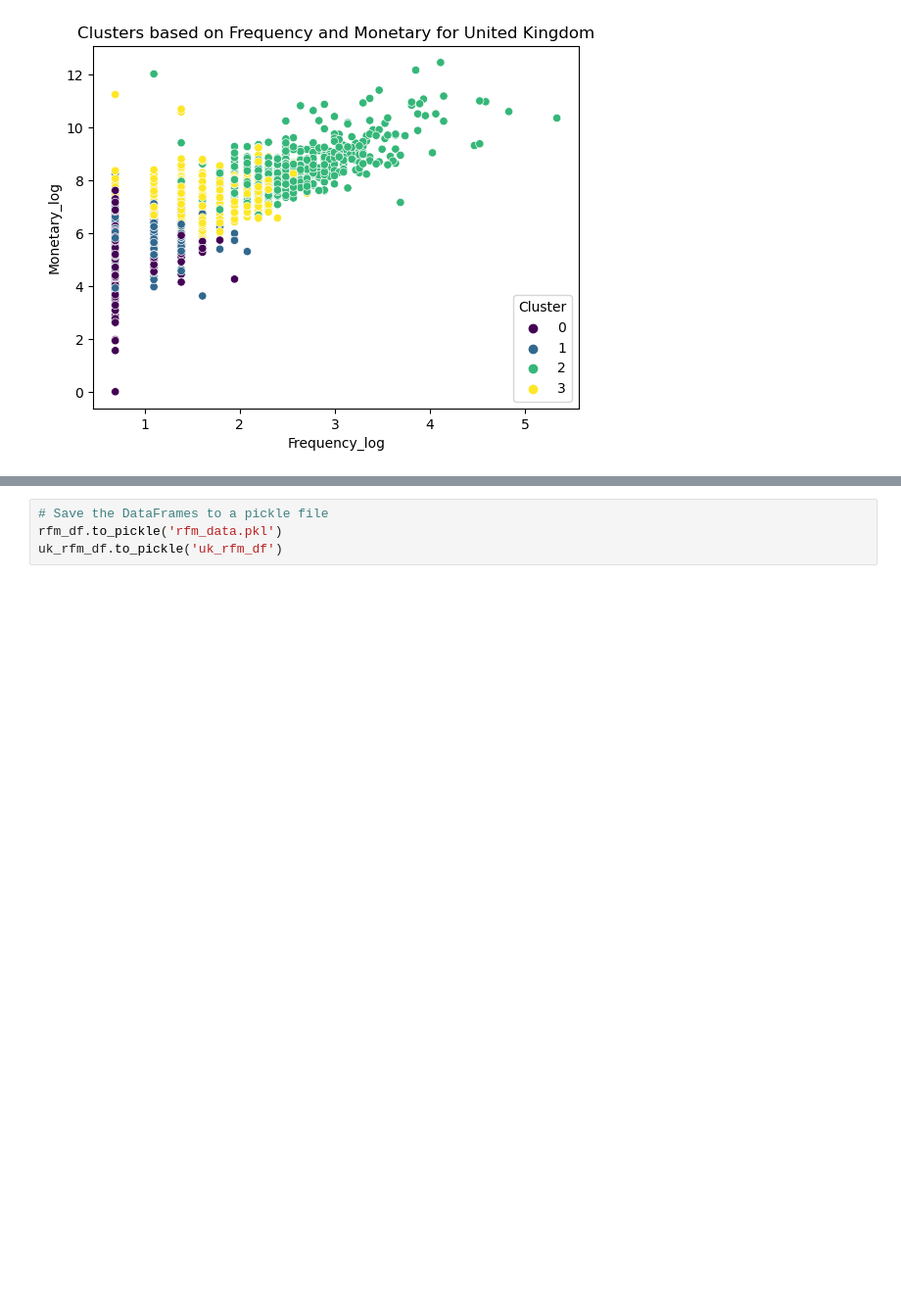
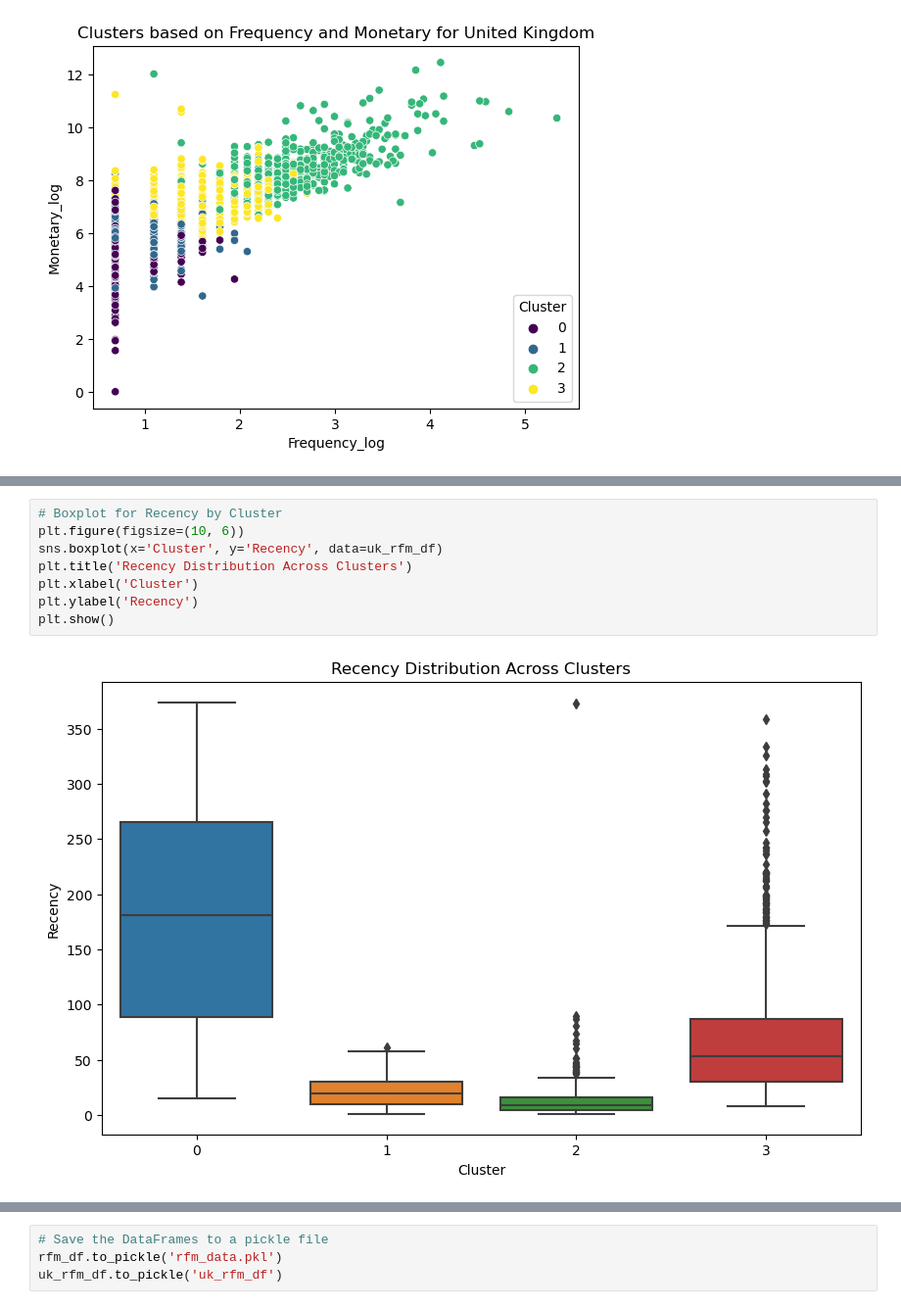
Before and after one commit to jwharmeriv/Customer_Segmentation_Project, a Jupyter notebook: notebooks/Capstone_3_Data_Preprocessing_EDA.ipynb, the cells around one changed output, grey strips where cells are left out. Shown at 98% size. Saved outputs shown, nothing was run; the diff lists cells and outputs as text; blank space fills up the shorter version.

```diff
--- a/notebooks/Capstone_3_Data_Preprocessing_EDA.ipynb
+++ b/notebooks/Capstone_3_Data_Preprocessing_EDA.ipynb
@@ -552,0 +572,10 @@ See the caveats in the documentation: https://pandas.pydata.org/pandas-docs/stab
+# %%
+# Boxplot for Recency by Cluster
+plt.figure(figsize=(10, 6))
+sns.boxplot(x='Cluster', y='Recency', data=uk_rfm_df)
+plt.title('Recency Distribution Across Clusters')
+plt.xlabel('Cluster')
+plt.ylabel('Recency')
+plt.show()
+# %% [output]
+[figure, added]
```
Also changed, not shown: parts of 11 cells of this notebook.
